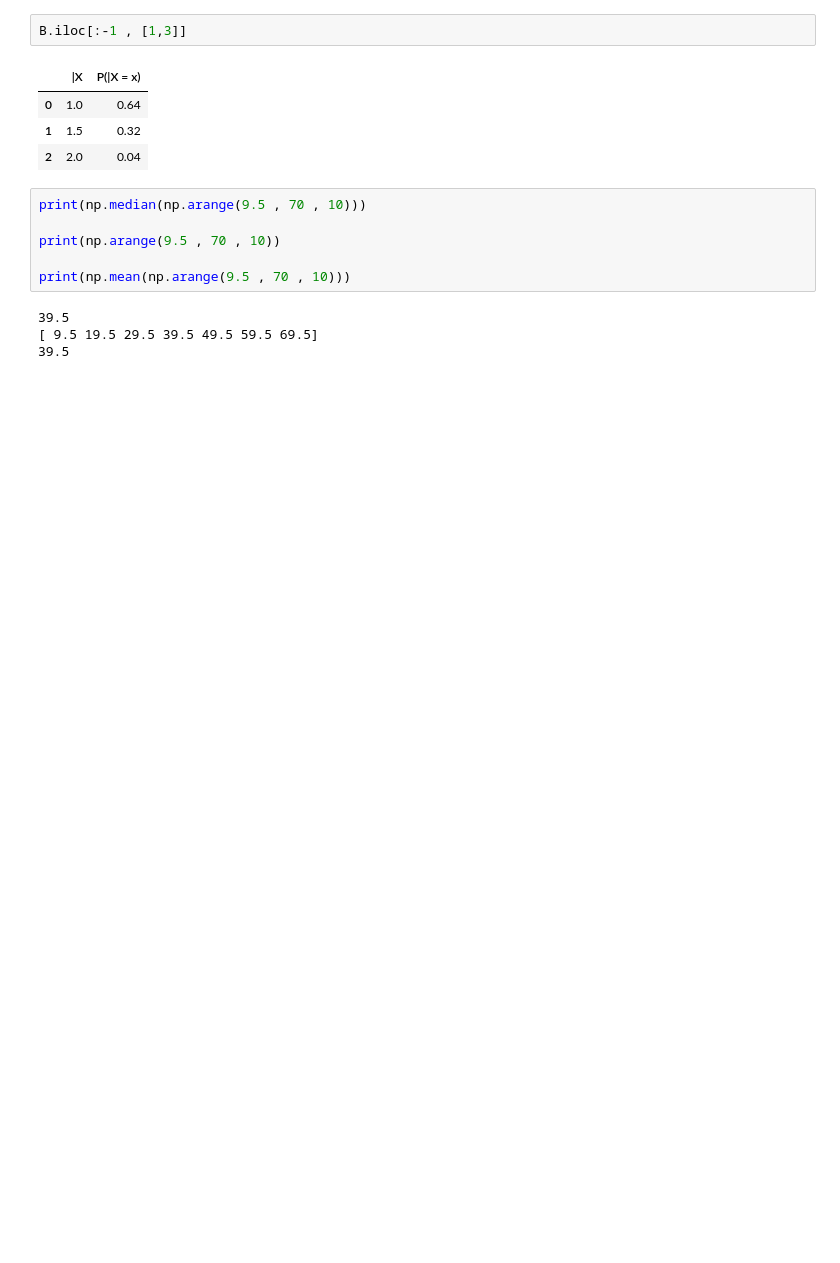
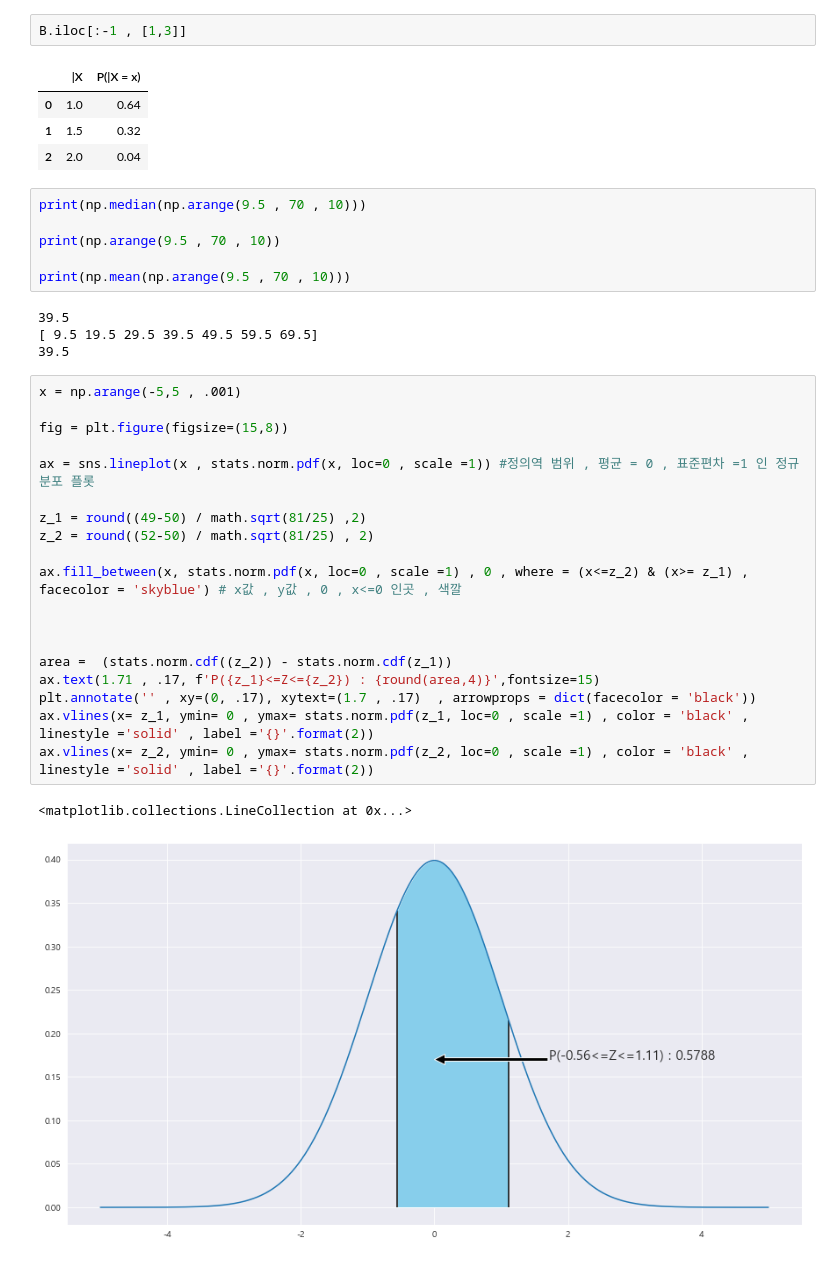
Before and after one commit to andypsh/BIGDATA2022, a Jupyter notebook: 기초통계/Chapter07/연습문제_01.ipynb, the cells around one changed output. Cells and saved outputs as stored; diff of their text form; blank space fills up the shorter version.

```diff
--- a/기초통계/Chapter07/연습문제_01.ipynb
+++ b/기초통계/Chapter07/연습문제_01.ipynb
@@ -306,3 +309,25 @@ print(np.mean(np.arange(9.5 , 70 , 10)))
 39.5
 [ 9.5 19.5 29.5 39.5 49.5 59.5 69.5]
 39.5
+# %%
+x = np.arange(-5,5 , .001)
+
+fig = plt.figure(figsize=(15,8))
+
+ax = sns.lineplot(x , stats.norm.pdf(x, loc=0 , scale =1)) #정의역 범위 , 평균 = 0 , 표준편차 =1 인 정규분포 플롯
+
+z_1 = round((49-50) / math.sqrt(81/25) ,2)
+z_2 = round((52-50) / math.sqrt(81/25) , 2)
+
+ax.fill_between(x, stats.norm.pdf(x, loc=0 , scale =1) , 0 , where = (x<=z_2) & (x>= z_1) , facecolor = 'skyblue') # x값 , y값 , 0 , x<=0 인곳 , 색깔
+
+
+
+area =  (stats.norm.cdf((z_2)) - stats.norm.cdf(z_1))
+ax.text(1.71 , .17, f'P({z_1}<=Z<={z_2}) : {round(area,4)}',fontsize=15)
+plt.annotate('' , xy=(0, .17), xytext=(1.7 , .17)  , arrowprops = dict(facecolor = 'black'))
+ax.vlines(x= z_1, ymin= 0 , ymax= stats.norm.pdf(z_1, loc=0 , scale =1) , color = 'black' , linestyle ='solid' , label ='{}'.format(2))
+ax.vlines(x= z_2, ymin= 0 , ymax= stats.norm.pdf(z_2, loc=0 , scale =1) , color = 'black' , linestyle ='solid' , label ='{}'.format(2))
+# %% [output]
+<matplotlib.collections.LineCollection at 0x...>
+[figure, added]
```
Also changed, not shown: parts of 21 cells of this notebook, 2 other files.
